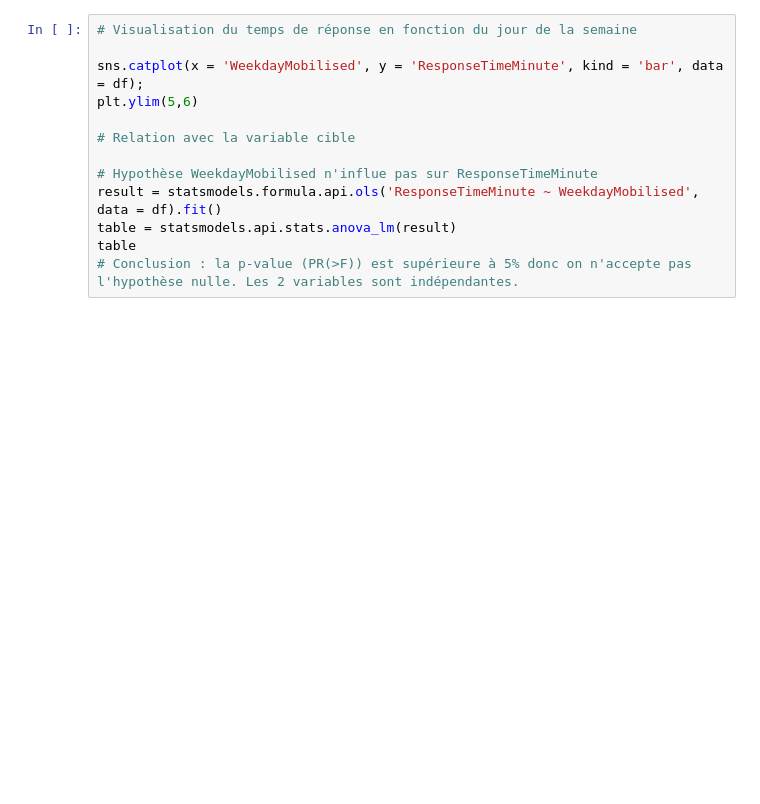
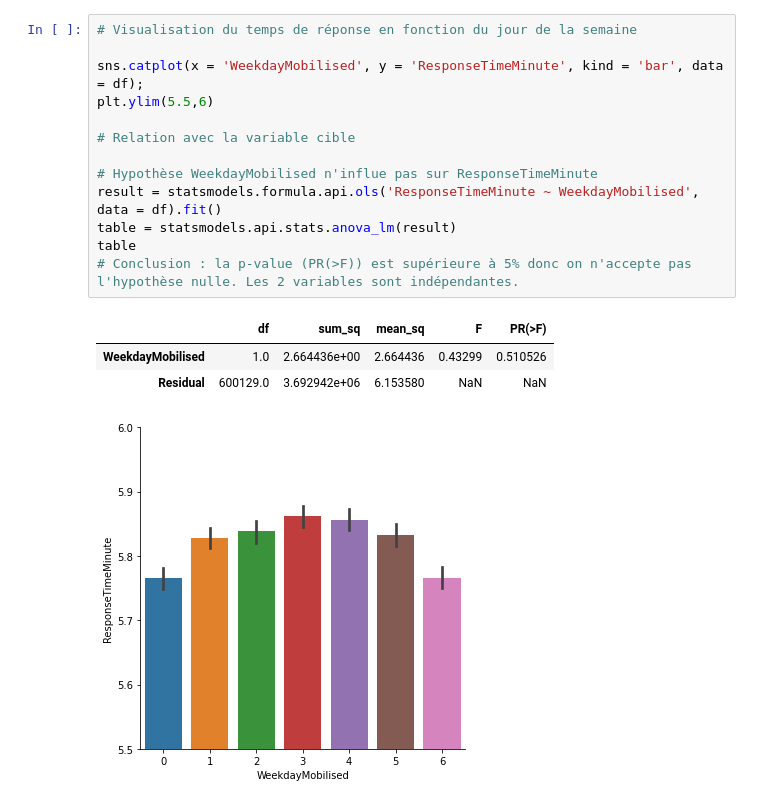
Before and after one commit to Pyrefighter/Pyrefighter, a Jupyter notebook: PyreFighters - Viz.ipynb, the cells around one changed output. Drawn from its saved outputs; the diff is of its cells as text; blank space fills up the shorter version.

```diff
--- a/PyreFighters - Viz.ipynb
+++ b/PyreFighters - Viz.ipynb
@@ -69,16 +86,21 @@ plt.title('Distribution du nombre d\'incidents en fonction de l\'heure');
 # %%
 # Visualisation du temps de réponse en fonction du jour de la semaine
 
 sns.catplot(x = 'WeekdayMobilised', y = 'ResponseTimeMinute', kind = 'bar', data = df);
-plt.ylim(5,6)
+plt.ylim(5.5,6)
 
 # Relation avec la variable cible
 
 # Hypothèse WeekdayMobilised n'influe pas sur ResponseTimeMinute
 result = statsmodels.formula.api.ols('ResponseTimeMinute ~ WeekdayMobilised', data = df).fit()
 table = statsmodels.api.stats.anova_lm(result)
 table
 # Conclusion : la p-value (PR(>F)) est supérieure à 5% donc on n'accepte pas l'hypothèse nulle. Les 2 variables sont indépendantes.
+# %% [output]
+|  | df | sum_sq | mean_sq | F | PR(>F) |
+| WeekdayMobilised | 1.0 | 2.664436e+00 | 2.664436 | 0.43299 | 0.510526 |
+| Residual | 600129.0 | 3.692942e+06 | 6.153580 | NaN | NaN |
+[figure, added]
 # %%
 # Visualisation du temps de réponse en fonction de l'heure de la journée
 
```
Also changed, not shown: parts of 18 cells of this notebook.
